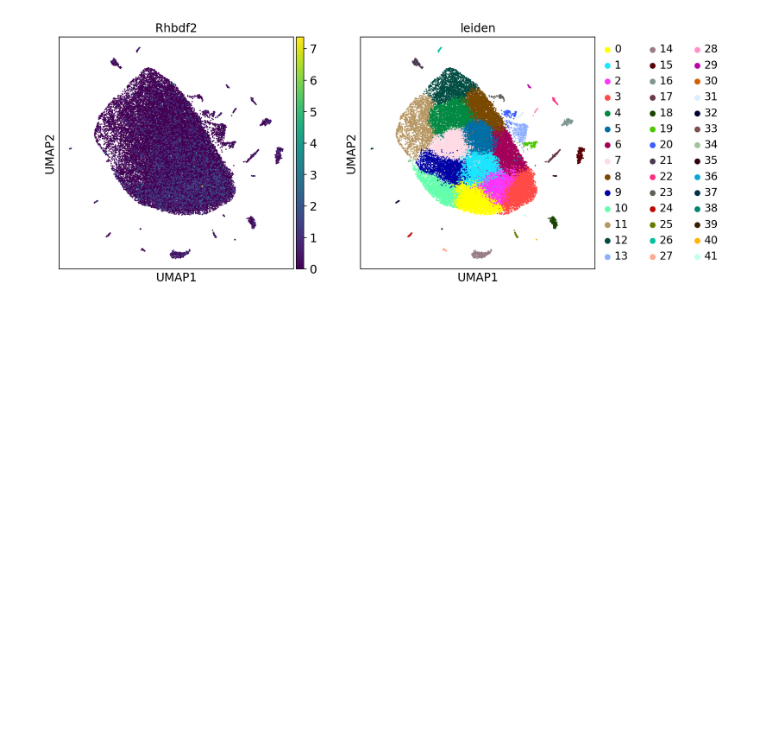
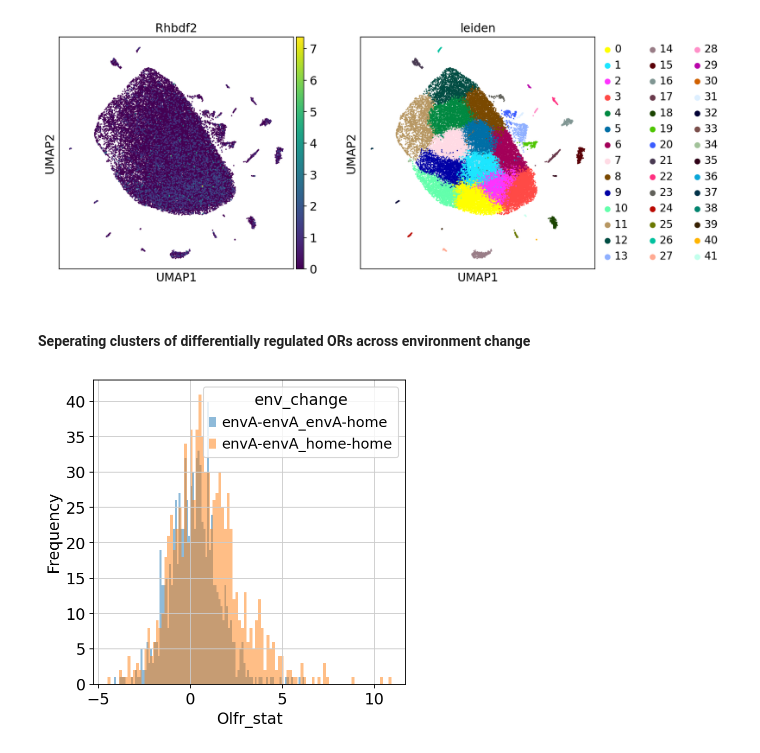
Before and after one commit to Justice-Lu/iRhom2_Analysis, a Jupyter notebook: notebooks/4_Tsukahara_env_Rhbdf2.ipynb, the cells around one changed output. Drawn from its saved outputs; the diff is of its cells as text; code cells hidden in the pictures; blank space fills up the shorter version.

```diff
--- a/notebooks/4_Tsukahara_env_Rhbdf2.ipynb
+++ b/notebooks/4_Tsukahara_env_Rhbdf2.ipynb
@@ -72,6 +77,8 @@ sc.pl.umap(adata, color = ['source'], size = 10)
 sc.pl.umap(adata, color = ['Rhbdf2', 'leiden'], size = 10)
 # %% [output]
 [figure]
+# %% [markdown]
+#### Seperating clusters of differentially regulated ORs across environment change
 # %%
 from scipy.stats import ttest_ind
 
@@ -139,0 +173,19 @@ results = results[~np.isnan(results.t_stat)]
+# %%
+# Quickly visualize the t_stat (statistcial difference) between change of environment
+
+grouped_data = results.groupby('env_change')
+
+# Create a figure and axis object for the plot
+fig, ax = plt.subplots()
+# Iterate over the grouped data and plot histograms with different colors
+for category, group in grouped_data:
+    ax.hist(group['Olfr_tstat'], bins=100, alpha=0.5, label=str(category))
+# Add labels and legend to the plot
+ax.set_xlabel('Olfr_stat')
+ax.set_ylabel('Frequency')
+ax.legend(title='env_change')
+
+# Show the plot
+plt.show()
+# %% [output]
+[figure, added]
```
Also changed, not shown: parts of 11 cells of this notebook.
